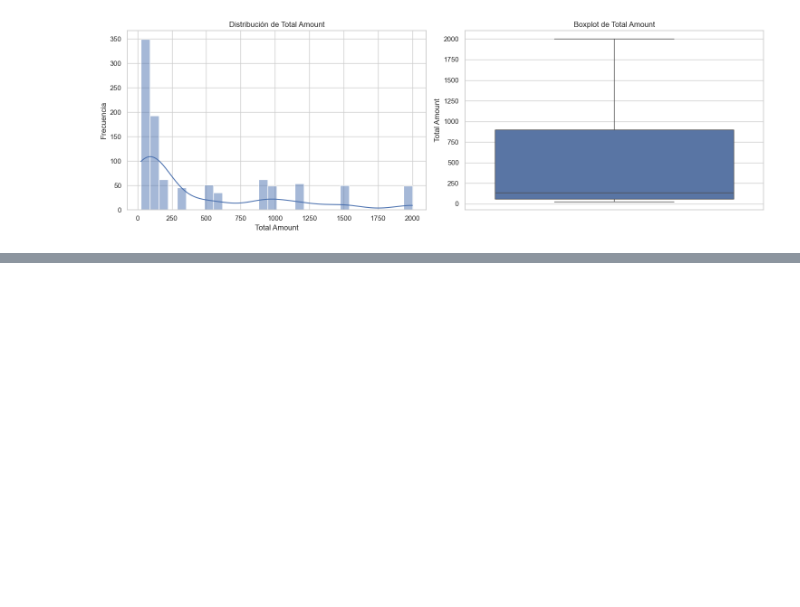
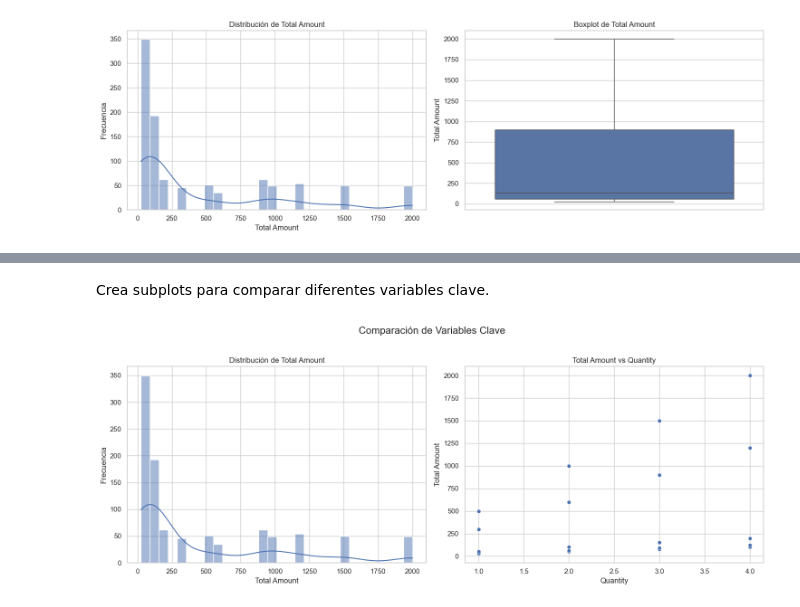
Before and after one commit to amswilli/retail-sales-analysis, a Jupyter notebook: notebooks/Pandas2.ipynb, the cells around one changed output, grey strips where cells are left out. Saved outputs shown, nothing was run; the diff lists cells and outputs as text; code cells hidden in the pictures; blank space fills up the shorter version.

```diff
--- a/notebooks/Pandas2.ipynb
+++ b/notebooks/Pandas2.ipynb
@@ -477,0 +502,24 @@ plt.show()
+# %% [markdown]
+Crea subplots para comparar diferentes variables clave.
+# %%
+# Configurar el tamaño de los subplots
+fig, axes = plt.subplots(1, 2, figsize=(15, 6))
+fig.suptitle('Comparación de Variables Clave', fontsize=16)
+
+# Gráfico 1: Distribución de Total Amount
+sns.histplot(df['Total Amount'], bins=30, ax=axes[0], kde=True)
+axes[0].set_title('Distribución de Total Amount')
+axes[0].set_xlabel('Total Amount')
+axes[0].set_ylabel('Frecuencia')
+
+# Gráfico 2: Total Amount vs Quantity
+sns.scatterplot(data=df, x='Quantity', y='Total Amount', ax=axes[1])
+axes[1].set_title('Total Amount vs Quantity')
+axes[1].set_xlabel('Quantity')
+axes[1].set_ylabel('Total Amount')
+
+# Ajustar el diseño
+plt.tight_layout(rect=[0, 0, 1, 0.96])  # Ajusta el espacio para el título
+plt.show()
+# %% [output]
+[figure, added]
```
Also changed, not shown: parts of 5 cells of this notebook.
